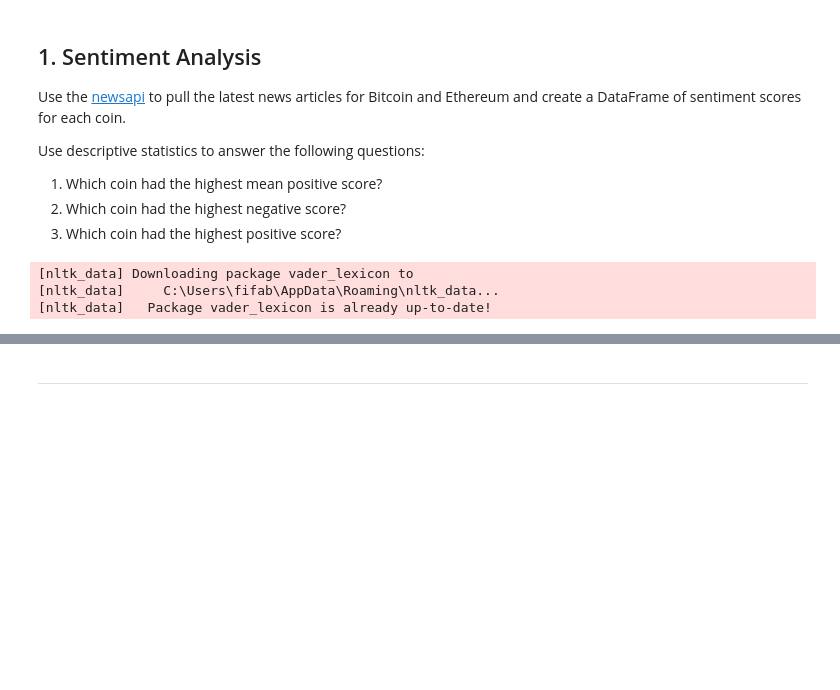
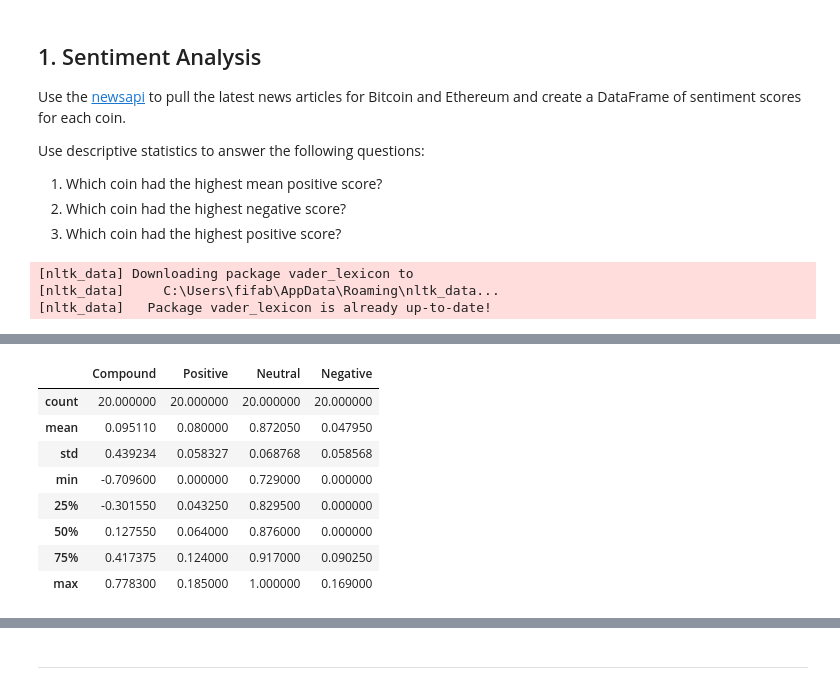
Before and after one commit to DamaniW/NLP, a Jupyter notebook: crypto_sentiment.ipynb, the cells around one changed output, grey strips where cells are left out. Cells and saved outputs as stored; diff of their text form; code cells hidden in the pictures; blank space fills up the shorter version.

```diff
--- a/crypto_sentiment.ipynb
+++ b/crypto_sentiment.ipynb
@@ -35,9 +43,6 @@ api_key = os.getenv("news_api")
 newsapi = NewsApiClient(api_key=api_key)
 # %%
 # Fetch the Bitcoin news articles
-bitcoin_news = newsapi.get_everything(
-   q="bitcoin",
-   language="en",
-   sort_by="relevancy"
-)
+bitcoin_news = newsapi.get_everything(q="bitcoin", language="en", sort_by="relevancy")
+bitcoin_news
 # %% [output]
@@ -53,0 +102,30 @@ TypeError: expected string or bytes-like object
+# %%
+# Create the Bitcoin sentiment scores DataFrame
+btc_df = create_df(bitcoin_news['articles'])
+btc_df.dropna(inplace=True)
+
+bit_sent = {
+    'text_compound': [],
+    'text_pos': [],
+    'text_neu': [],
+    'text_neg': [],
+}
+
+# Get sentiment for the text and the title
+for index, row in btc_df.iterrows():
+    try:
+        text_sentiment = analyzer.polarity_scores(row['text'])
+        bit_sent['text_compound'].append(text_sentiment['compound'])
+        bit_sent['text_pos'].append(text_sentiment['pos'])
+        bit_sent['text_neu'].append(text_sentiment['neu'])
+        bit_sent['text_neg'].append(text_sentiment['neg'])
+    except AttributeError:
+        pass
+
+btc_sentiment_df = pd.DataFrame(bit_sent)
+
+btc_df = btc_df.join(btc_sentiment_df)
+
+btc_df.columns = ['Article','Compound','Positive','Neutral','Negative']
+
+btc_df.head()
@@ -54,5 +176,15 @@ TypeError: expected string or bytes-like object
 # %%
 # Describe the Bitcoin Sentiment
-# YOUR CODE HERE!
+btc_df.describe()
+# %% [output]
+|  | Compound | Positive | Neutral | Negative |
+| count | 20.000000 | 20.000000 | 20.000000 | 20.000000 |
+| mean | 0.095110 | 0.080000 | 0.872050 | 0.047950 |
+| std | 0.439234 | 0.058327 | 0.068768 | 0.058568 |
+| min | -0.709600 | 0.000000 | 0.729000 | 0.000000 |
+| 25% | -0.301550 | 0.043250 | 0.829500 | 0.000000 |
+| 50% | 0.127550 | 0.064000 | 0.876000 | 0.000000 |
+| 75% | 0.417375 | 0.124000 | 0.917000 | 0.090250 |
+| max | 0.778300 | 0.185000 | 1.000000 | 0.169000 |
 # %%
 # Describe the Ethereum Sentiment
```
Also changed, not shown: parts of 37 cells of this notebook, 7 other files.
